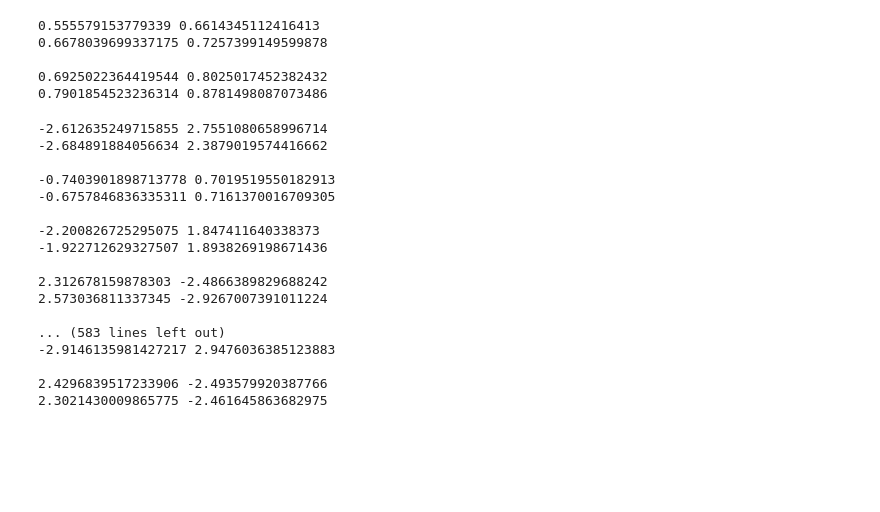
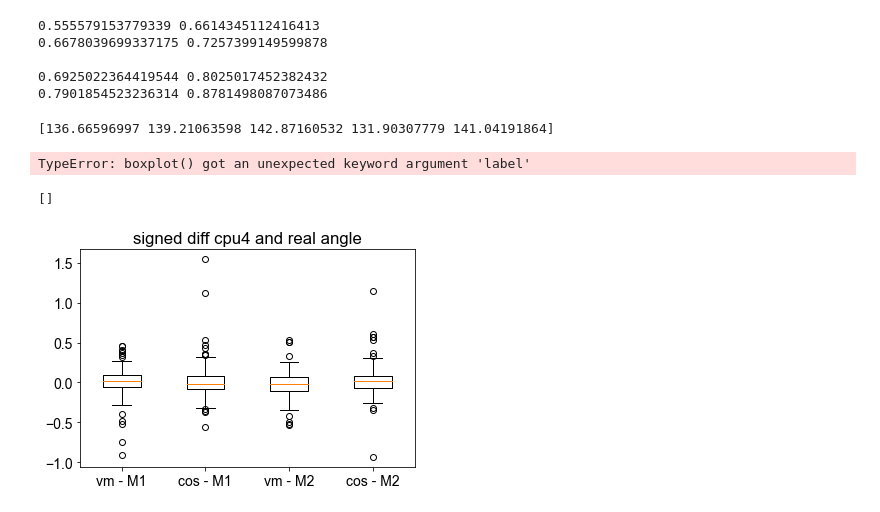
Before and after one commit to filippoferrari/CX_Path_Integration, a Jupyter notebook: notebooks/experiments/vonmises_vs_cosine/analysis_memory.ipynb, the cells around one changed output. Saved outputs shown, nothing was run; the diff lists cells and outputs as text; code cells hidden in the pictures; blank space fills up the shorter version.

```diff
--- a/notebooks/experiments/vonmises_vs_cosine/analysis_memory.ipynb
+++ b/notebooks/experiments/vonmises_vs_cosine/analysis_memory.ipynb
@@ -135,9 +135,12 @@ def decode_position( cpu4_reshaped, cpu4_mem_gain=1):
     return angle, distance
 
 def decode_cpu4_state(CPU4_memory_history, bee_coords, step):
+    tb1_angle = math.atan2(bee_coords[step-1,0], bee_coords[step-1,1])
+
     decoded_cpu4 = decode_cpu4(CPU4_memory_history[step-1,:])
     cpu4_angle, distance = decode_position(decoded_cpu4)
-    tb1_angle = math.atan2(bee_coords[step-1,1], bee_coords[step-1,0])
+    cpu4_angle = make_angle(-cpu4_angle)
+
     return tb1_angle, cpu4_angle, distance
 
 def make_angle( theta):
@@ -148,11 +151,11 @@ def make_angle( theta):
     return (theta + np.pi) % (2.0 * np.pi) - np.pi
 
 
-data = {}
+data = np.zeros((2, 100, 6))
+distances = np.zeros((2, 100, 3))
+
 for cpu4_method in [1,2]:
-    data[cpu4_method] = {}
     for exp in range(100):
-        data[cpu4_method][exp] = {}
         with open(os.path.join(routes_path, f'route_{exp}.pickle'), 'rb') as fh:
             d = pickle.load(fh)
 
@@ -163,6 +166,10 @@ for cpu4_method in [1,2]:
 #         data[cpu4_method][exp]['v'] = v
 #         data[cpu4_method][exp]['cx_log'] = cx_log
 
+        real_path = cx_spiking.plotting.compute_real_path(h)
+        real_angle = math.atan2(real_path[T_outbound-1,0], real_path[T_outbound-1,1])
+
+        xy = np.vstack([np.array([0.0, 0.0]), np.cumsum(v, axis=0)])
 
         with open(os.path.join(experiments_path, f'exp_{exp}_cpu4_{cpu4_method}.pickle'), 'rb') as fh:
             d = pickle.load(fh)
@@ -170,17 +177,22 @@ for cpu4_method in [1,2]:
         spiking_cx_vm = d['spiking_cx_vm']
         spiking_cx_cos = d['spiking_cx_cos']
 
-        tb1_angle, cpu4_angle, distance = decode_cpu4_state(spiking_cx_vm['CPU4_memory_history'], spiking_cx_vm['bee_coords'], T_outbound)
-        print(tb1_angle, cpu4_angle)
-        tb1_angle, cpu4_angle, distance = decode_cpu4_state(spiking_cx_cos['CPU4_memory_history'], spiking_cx_cos['bee_coords'], T_outbound)
-        print(tb1_angle, cpu4_angle)
 
-        print()
+        tb1_angle_vm, cpu4_angle_vm, distance_vm = decode_cpu4_state(spiking_cx_vm['CPU4_memory_history'], spiking_cx_vm['bee_coords'], T_outbound)
+#         print(np.rad2deg(real_angle), np.rad2deg(tb1_angle_vm), np.rad2deg(cpu4_angle_vm))
+        tb1_angle_cos, cpu4_angle_cos, distance_cos = decode_cpu4_state(spiking_cx_cos['CPU4_memory_history'], spiking_cx_cos['bee_coords'], T_outbound)
+#         print(np.rad2deg(real_angle), np.rad2deg(tb1_angle_cos), np.rad2deg(cpu4_angle_cos))
 
+#         print()
+#         cx_spiking.plotting.plot_bee_path(spiking_cx_vm['bee_coords'], T_outbound, T_inbound=False, figsize=(8,8))
+
+        data[cpu4_method-1, exp,:] = [real_angle, decoded_real, tb1_angle_vm, cpu4_angle_vm, tb1_angle_cos, cpu4_angle_cos]
 #         data[cpu4_method][exp]['spiking_cx_vm'] = spiking_cx_vm
 #         data[cpu4_method][exp]['spiking_cx_cos'] = spiking_cx_cos
 
+        real_distance = np.linalg.norm([0,0] - xy[T_outbound])
 
+        distances[cpu4_method-1, exp,:] = [real_distance, distance_vm, distance_cos]
 
         # plt.plot(spiking_cx_vm['CPU4_memory_history'][:T_outbound,:8])
         # plt.show()
@@ -189,21 +201,10 @@ for cpu4_method in [1,2]:
 #         plt.plot(spiking_cx_vm['CPU4_memory_history'][-1,:])
 #         plt.plot(cx_log.memory[:,-1]*spiking_cx_vm['CPU4_memory_history'][T_outbound,:].max())
 #         plt.show()
-# %% [output]
--2.612635249715855 2.7551080658996714
--2.684891884056634 2.3879019574416662
-
--0.7403901898713778 0.7019519550182913
--0.6757846836335311 0.7161370016709305
-
--2.200826725295075 1.847411640338373
--1.922712629327507 1.8938269198671436
-
-2.312678159878303 -2.4866389829688242
-2.573036811337345 -2.9267007391011224
-
-... (583 lines left out)
--2.9146135981427217 2.9476036385123883
-
-2.4296839517233906 -2.493579920387766
-2.3021430009865775 -2.461645863682975
+# %%
+print(np.rad2deg(data[1,-1,:]))
+# %% [output]
+[136.66596997 139.21063598 142.87160532 131.90307779 141.04191864]
+# %%
+method1 = data[0,:,:]
+method2 = data[1,:,:]
@@ -209,0 +217,17 @@ for cpu4_method in [1,2]:
+# %%
+plot_signed_diff(method1)
+plt.show()
+plot_signed_diff(method2)
+# %% [output]
+TypeError: boxplot() got an unexpected keyword argument 'label'
+# %%
+d = [make_angle(method1[:,0] - method1[:,2]), make_angle(method1[:,0] - method1[:,4])]
+d += [make_angle(method2[:,0] - method2[:,2]), make_angle(method2[:,0] - method2[:,4])]
+labels = ['vm - M1', 'cos - M1', 'vm - M2', 'cos - M2']
+plt.boxplot(d, labels=labels)#, label='vm', alpha=0.6)
+plt.title('signed diff cpu4 and real angle')
+#     plt.hist(make_angle(method[:,0] - method[:,4]), label='cos', alpha=0.6)
+plt.plot()
+# %% [output]
+[]
+[figure, added]
```
Also changed, not shown: parts of 13 cells of this notebook, 45 other files.
